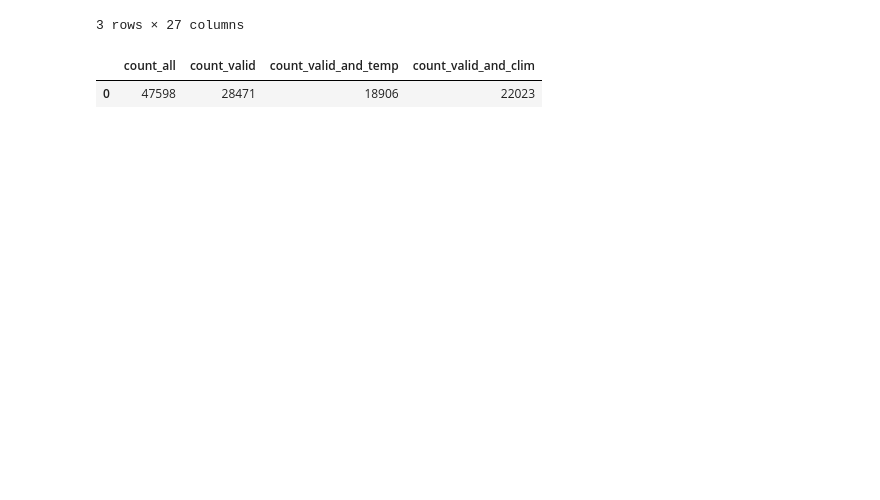
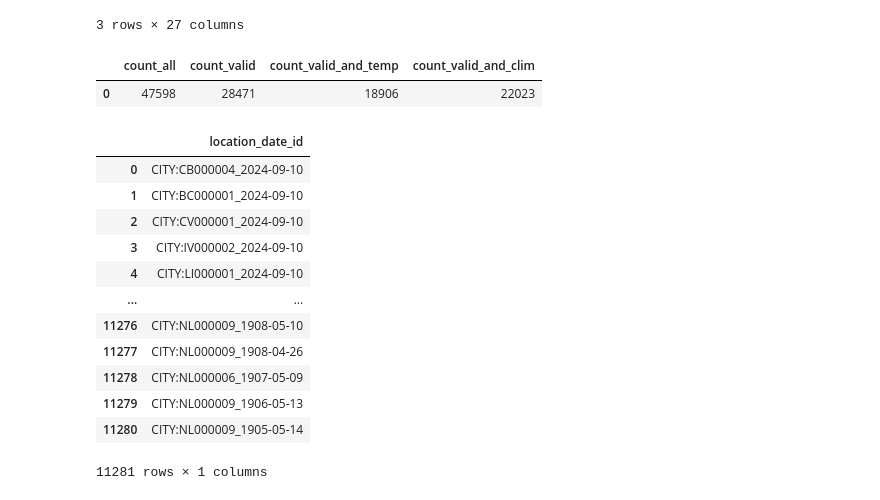
Before and after one commit to Mark-Rozenberg/Foobal-Climate, a Jupyter notebook: climate.ipynb, the cells around one changed output. Saved outputs shown, nothing was run; the diff lists cells and outputs as text; code cells hidden in the pictures; blank space fills up the shorter version.

```diff
--- a/climate.ipynb
+++ b/climate.ipynb
@@ -432,0 +431,22 @@ pd.read_sql_query('''
+# %%
+pd.read_sql_query('''
+select location_date_id
+from results
+where valid = 1
+and avg_tmax is null
+order by date_ts desc
+''' , conn)
+# %% [output]
+|  | location_date_id |
+| 0 | CITY:CB000004_2024-09-10 |
+| 1 | CITY:BC000001_2024-09-10 |
+| 2 | CITY:CV000001_2024-09-10 |
+| 3 | CITY:IV000002_2024-09-10 |
+| 4 | CITY:LI000001_2024-09-10 |
+| ... | ... |
+| 11276 | CITY:NL000009_1908-05-10 |
+| 11277 | CITY:NL000009_1908-04-26 |
+| 11278 | CITY:NL000006_1907-05-09 |
+| 11279 | CITY:NL000009_1906-05-13 |
+| 11280 | CITY:NL000009_1905-05-14 |
+11281 rows × 1 columns
```
Also changed, not shown: parts of 3 cells of this notebook, 2 other files.
